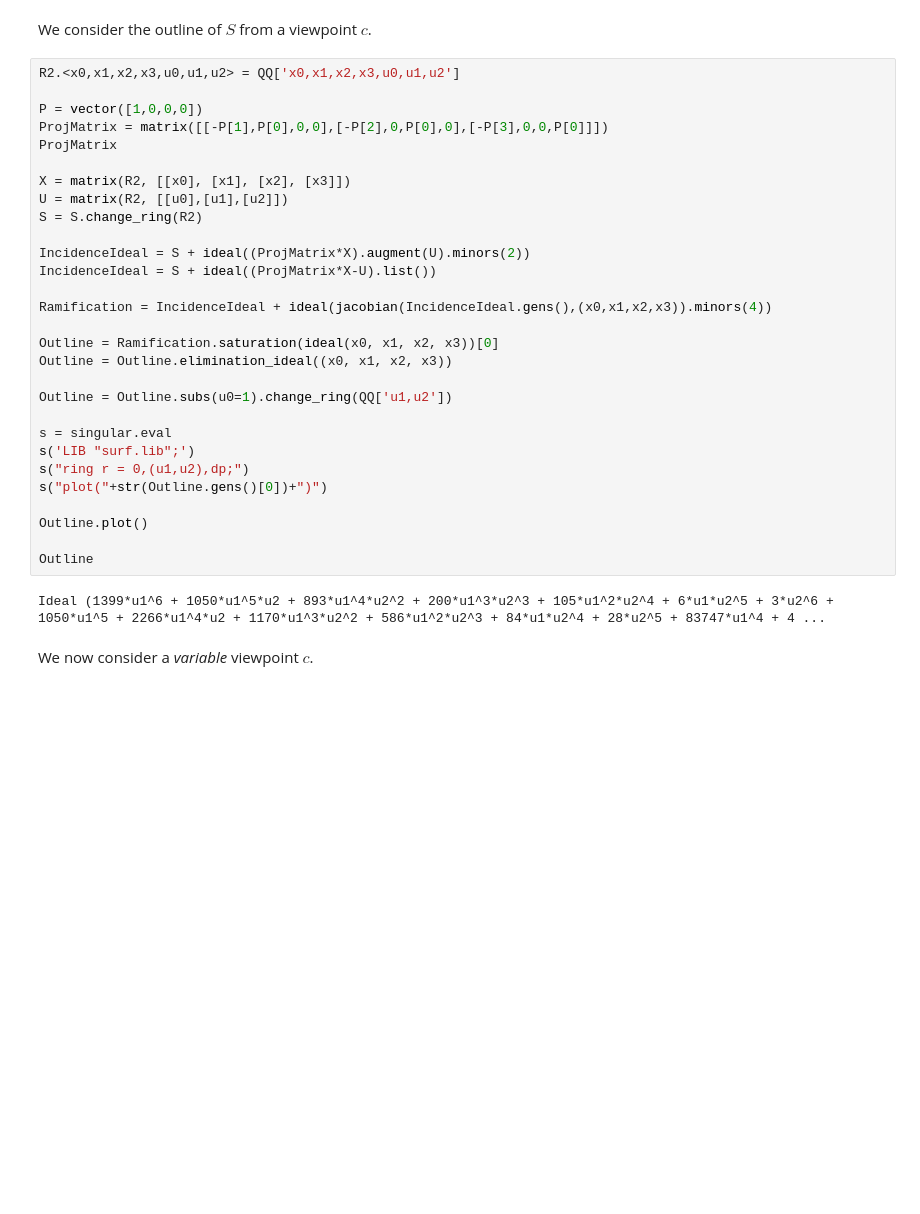
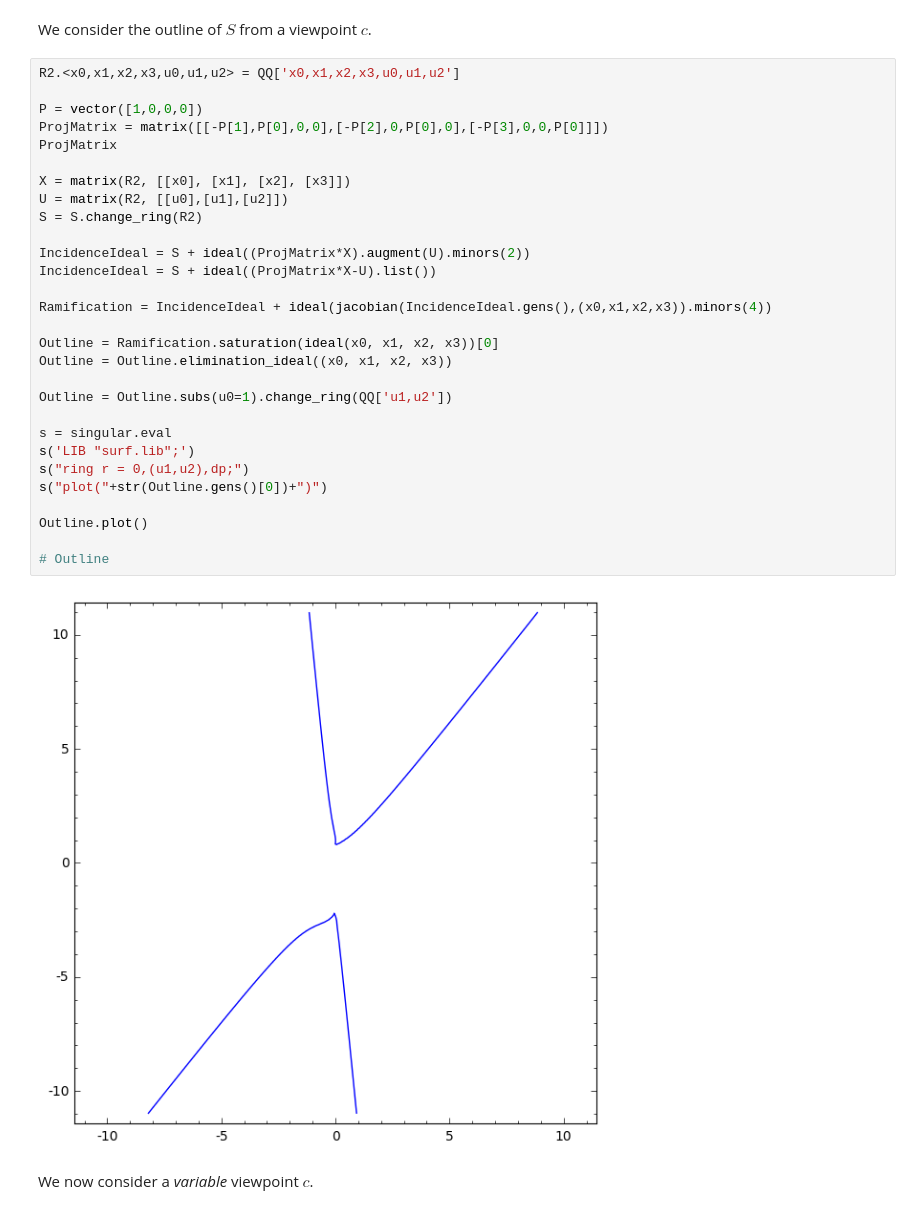
Before and after one commit to mtrager/changing-views, a Jupyter notebook: Changing Views of Curves and Surfaces.ipynb, the cells around one changed output. Drawn from its saved outputs; the diff is of its cells as text; blank space fills up the shorter version.

```diff
--- a/Changing Views of Curves and Surfaces.ipynb
+++ b/Changing Views of Curves and Surfaces.ipynb
@@ -48,34 +105,34 @@ We consider the outline of $S$ from a viewpoint $c$.
 # %%
 R2.<x0,x1,x2,x3,u0,u1,u2> = QQ['x0,x1,x2,x3,u0,u1,u2']
 
 P = vector([1,0,0,0])
 ProjMatrix = matrix([[-P[1],P[0],0,0],[-P[2],0,P[0],0],[-P[3],0,0,P[0]]])
 ProjMatrix
 
 X = matrix(R2, [[x0], [x1], [x2], [x3]])
 U = matrix(R2, [[u0],[u1],[u2]])
 S = S.change_ring(R2)
 
 IncidenceIdeal = S + ideal((ProjMatrix*X).augment(U).minors(2))
 IncidenceIdeal = S + ideal((ProjMatrix*X-U).list())
 
 Ramification = IncidenceIdeal + ideal(jacobian(IncidenceIdeal.gens(),(x0,x1,x2,x3)).minors(4))
 
 Outline = Ramification.saturation(ideal(x0, x1, x2, x3))[0]
 Outline = Outline.elimination_ideal((x0, x1, x2, x3))
 
 Outline = Outline.subs(u0=1).change_ring(QQ['u1,u2'])
 
 s = singular.eval
 s('LIB "surf.lib";')
 s("ring r = 0,(u1,u2),dp;")
 s("plot("+str(Outline.gens()[0])+")")
 
 Outline.plot()
 
-Outline
+# Outline
 # %% [output]
-Ideal (1399*u1^6 + 1050*u1^5*u2 + 893*u1^4*u2^2 + 200*u1^3*u2^3 + 105*u1^2*u2^4 + 6*u1*u2^5 + 3*u2^6 + 1050*u1^5 + 2266*u1^4*u2 + 1170*u1^3*u2^2 + 586*u1^2*u2^3 + 84*u1*u2^4 + 28*u2^5 + 83747*u1^4 + 4 ...
+[figure, added]
 # %% [markdown]
 We now consider a *variable* viewpoint $c$.
 # %%
```
Also changed, not shown: parts of 5 cells of this notebook, 3 other files.
